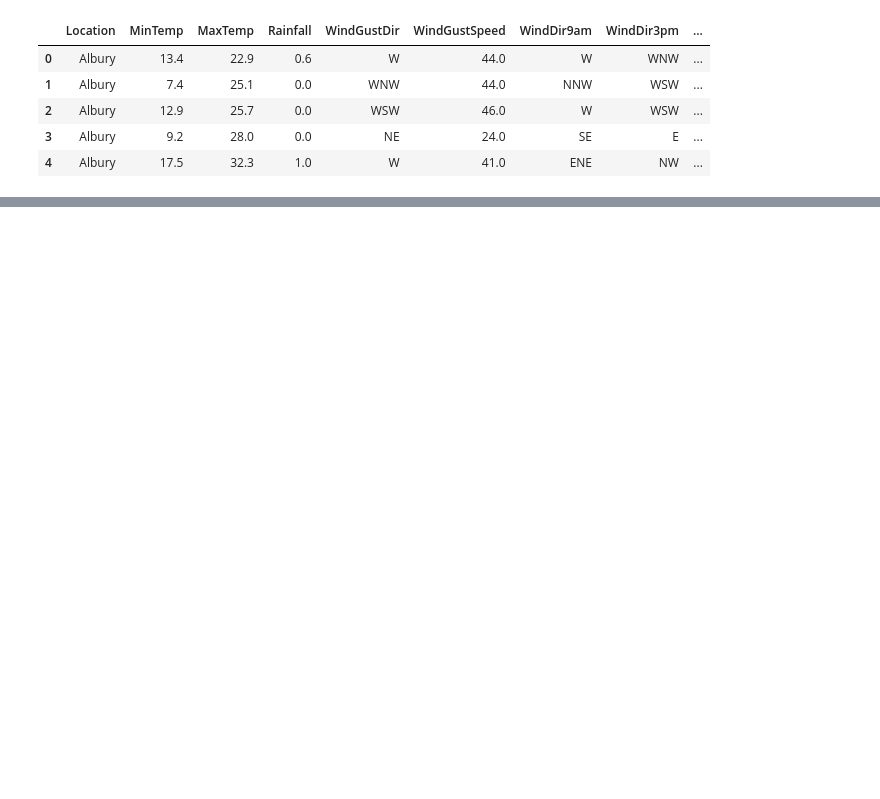
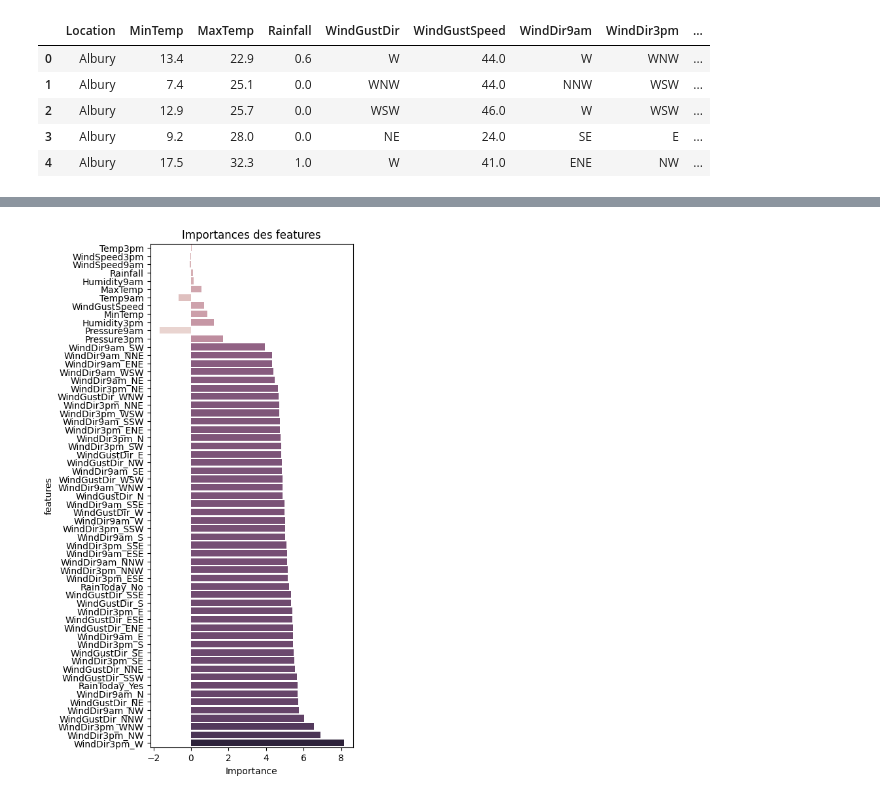
Before and after one commit to Lionel-JOURDHIER/MLFL, a Jupyter notebook: Projet.ipynb, the cells around one changed output, grey strips where cells are left out. Drawn from its saved outputs; the diff is of its cells as text; code cells hidden in the pictures; blank space fills up the shorter version.

```diff
--- a/Projet.ipynb
+++ b/Projet.ipynb
@@ -221,0 +594,29 @@ weighted avg     0.8399    0.8058    0.8161     22585
+# %%
+# 14. Sauvegarder le modèle
+models_storage = {
+    "model": model,
+    "features" : X.columns.tolist(),
+    "accuracy": score
+}
+
+# 15. On récupère le modèle et les features du modèle
+model = models_storage["model"]
+features = models_storage["features"]
+
+# 16. On récupère les coefficients
+importances = model.coef_[0]
+
+# 17. Create dataframe sorted by absolute importance
+importance_df = pd.DataFrame({
+    "features": features,
+    "importance": importances
+}).sort_values("importance", ascending=True, key=abs)
+
+# 18. Plot the bar chart
+plt.figure(figsize=(4,10))
+sns.barplot(data=importance_df, y="features", x="importance", hue="importance", legend=False)
+plt.title('Importances des features')
+plt.xlabel('Importance')
+plt.show()
+# %% [output]
+[figure, added]
```
Also changed, not shown: parts of 16 cells of this notebook, 1 other file.
